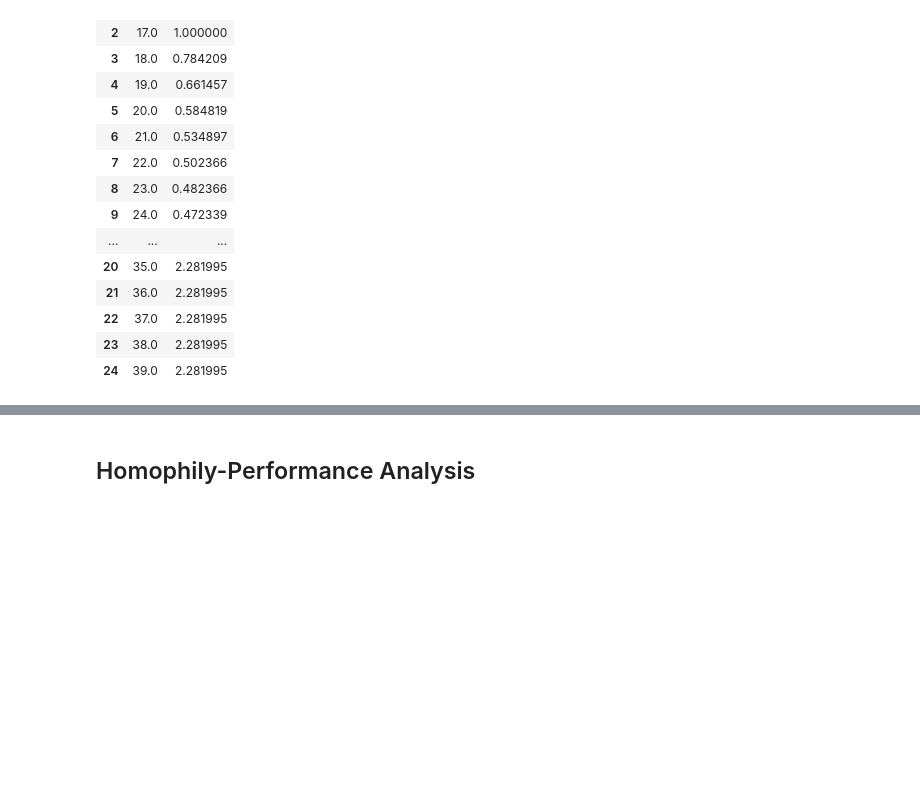
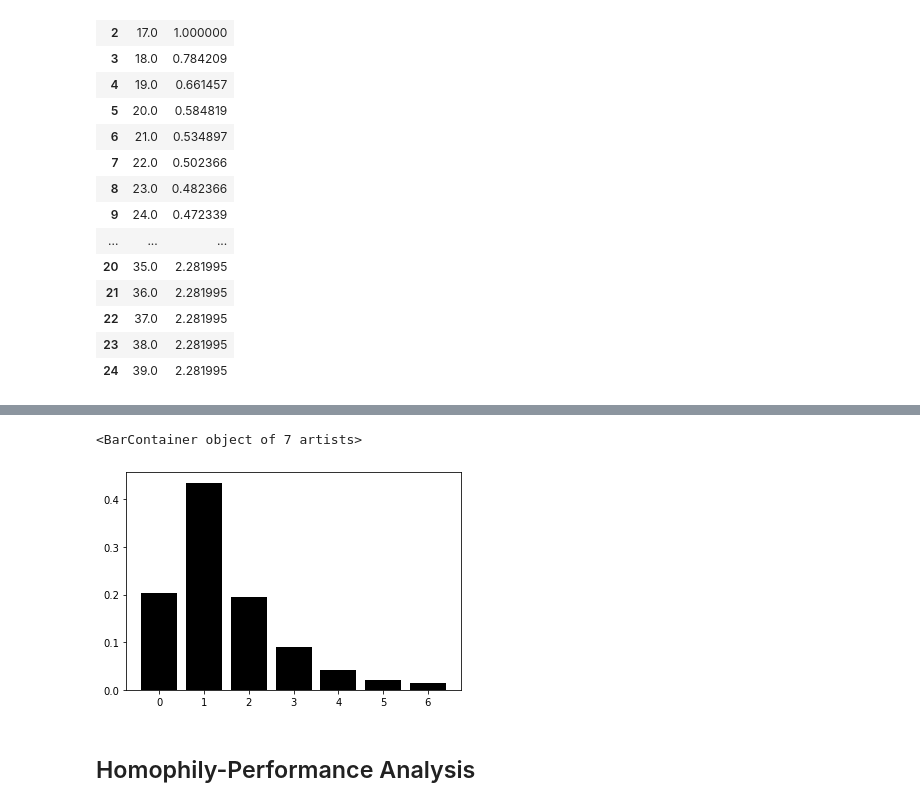
Before and after one commit to willit031794/net-analytics-ftp, a Jupyter notebook: scripts/analysis.ipynb, the cells around one changed output, grey strips where cells are left out. Drawn from its saved outputs; the diff is of its cells as text; code cells hidden in the pictures; blank space fills up the shorter version.

```diff
--- a/scripts/analysis.ipynb
+++ b/scripts/analysis.ipynb
@@ -198,0 +308,8 @@ adj_coef_table
+# %%
+# add column `num_transfer` which represent the number of time a player moved
+df['count'] = 1
+df['num_transfer'] = df.groupby('player_name')['count'].cumcount() + 1
+df['max_transfer'] = df.groupby('player_name')['num_transfer'].transform(np.max)
+df.drop(columns = 'count', inplace = True)
+print(f'number of observation: {len(df)}')
+df.head()
@@ -198,0 +355,5 @@ adj_coef_table
+# %%
+# get player_list
+player_list = list(df['player_name'].unique())
+print(f'Number of players: {len(player_list)}')
+print(f'Number of clubs: {len(df.club_name.unique())}')
@@ -198,0 +418,6 @@ adj_coef_table
+# %%
+# table we will use
+df.sort_values(['player_name', 'num_transfer'], inplace = True)
+df.reset_index(drop = True, inplace = True)
+print(f'number of observation: {len(df)}')
+df.head()
@@ -199,3 +488,24 @@ adj_coef_table
+# %%
+# get k-pk table
+k_count = df[['k']].dropna()
+k_count['count'] = 1
+k_count = pd.DataFrame(k_count.groupby('k')['count'].agg('count'))
+k_count.reset_index(inplace = True)
+# hardcode: further `k` does not seem relevant anymore
+xmax = 6
+k_count = k_count[k_count['k'] <= xmax]
+k_count['pk'] = k_count['count'] / sum(k_count['count'])
+k_count = k_count.drop(columns = 'count')
+
+k_pk = k_count
+k_pk
+# %%
+plt.bar(k_pk['k'],
+         k_pk['pk'],
+         color = 'black')
+# %% [output]
+<BarContainer object of 7 artists>
+[figure, added]
 # %% [markdown]
 ## Homophily-Performance Analysis
 # %%
```
Also changed, not shown: parts of 60 cells of this notebook, 1 other file.
